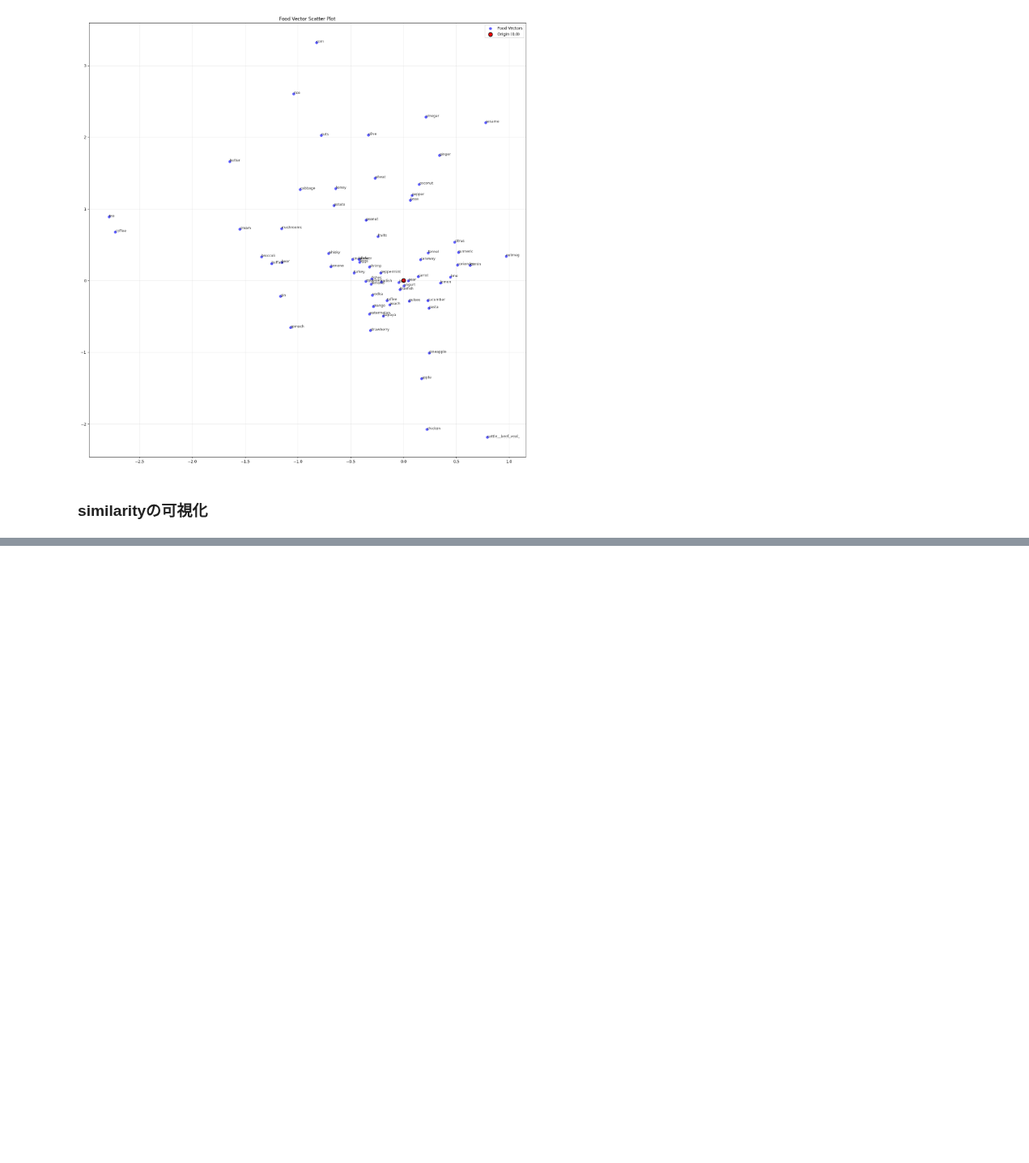
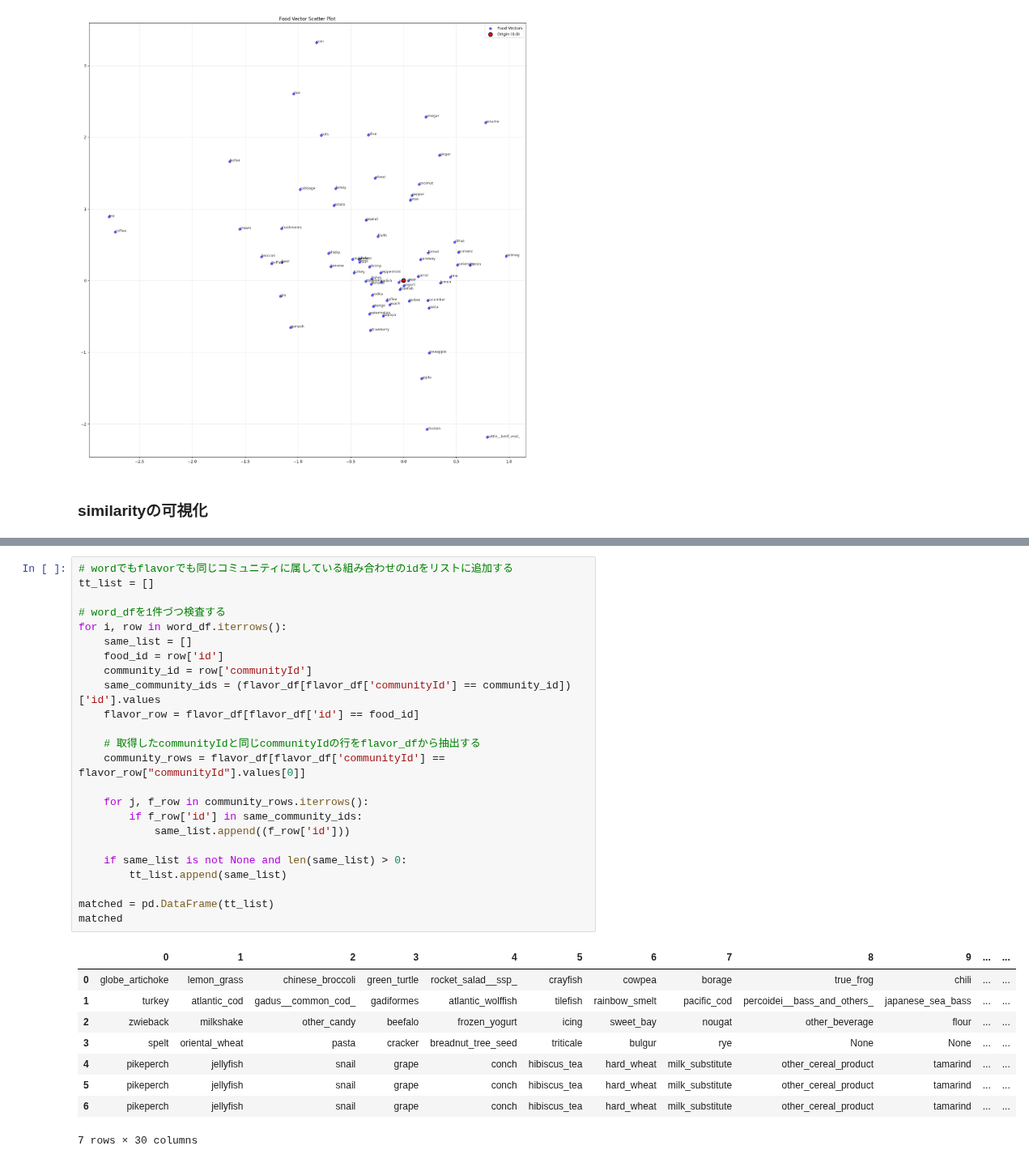
Before and after one commit to MariMurotani/RecipeHack, a Jupyter notebook: jupyter/analyze_word2_vec.ipynb, the cells around one changed output, grey strips where cells are left out. Shown at 81% size. Drawn from its saved outputs; the diff is of its cells as text; blank space fills up the shorter version.

```diff
--- a/jupyter/analyze_word2_vec.ipynb
+++ b/jupyter/analyze_word2_vec.ipynb
@@ -314,0 +275,34 @@ CypherSyntaxError: {code: Neo.ClientError.Statement.SyntaxError} {message: Unkno
+# %%
+# wordでもflavorでも同じコミュニティに属している組み合わせのidをリストに追加する
+tt_list = []
+
+# word_dfを1件づつ検査する
+for i, row in word_df.iterrows():
+    same_list = []
+    food_id = row['id']
+    community_id = row['communityId']
+    same_community_ids = (flavor_df[flavor_df['communityId'] == community_id])['id'].values
+    flavor_row = flavor_df[flavor_df['id'] == food_id]
+
+    # 取得したcommunityIdと同じcommunityIdの行をflavor_dfから抽出する
+    community_rows = flavor_df[flavor_df['communityId'] == flavor_row["communityId"].values[0]]
+
+    for j, f_row in community_rows.iterrows():
+        if f_row['id'] in same_community_ids:
+            same_list.append((f_row['id']))
+
+    if same_list is not None and len(same_list) > 0:
+        tt_list.append(same_list)
+
+matched = pd.DataFrame(tt_list)
+matched
+# %% [output]
+|  | 0 | 1 | 2 | 3 | 4 | 5 | 6 | 7 | 8 | 9 | ... | ... |
+| 0 | globe_artichoke | lemon_grass | chinese_broccoli | green_turtle | rocket_salad__ssp_ | crayfish | cowpea | borage | true_frog | chili | ... | ... |
+| 1 | turkey | atlantic_cod | gadus__common_cod_ | gadiformes | atlantic_wolffish | tilefish | rainbow_smelt | pacific_cod | percoidei__bass_and_others_ | japanese_sea_bass | ... | ... |
+| 2 | zwieback | milkshake | other_candy | beefalo | frozen_yogurt | icing | sweet_bay | nougat | other_beverage | flour | ... | ... |
+| 3 | spelt | oriental_wheat | pasta | cracker | breadnut_tree_seed | triticale | bulgur | rye | None | None | ... | ... |
+| 4 | pikeperch | jellyfish | snail | grape | conch | hibiscus_tea | hard_wheat | milk_substitute | other_cereal_product | tamarind | ... | ... |
+| 5 | pikeperch | jellyfish | snail | grape | conch | hibiscus_tea | hard_wheat | milk_substitute | other_cereal_product | tamarind | ... | ... |
+| 6 | pikeperch | jellyfish | snail | grape | conch | hibiscus_tea | hard_wheat | milk_substitute | other_cereal_product | tamarind | ... | ... |
+7 rows × 30 columns
```
Also changed, not shown: parts of 7 cells of this notebook, 1 other file.
